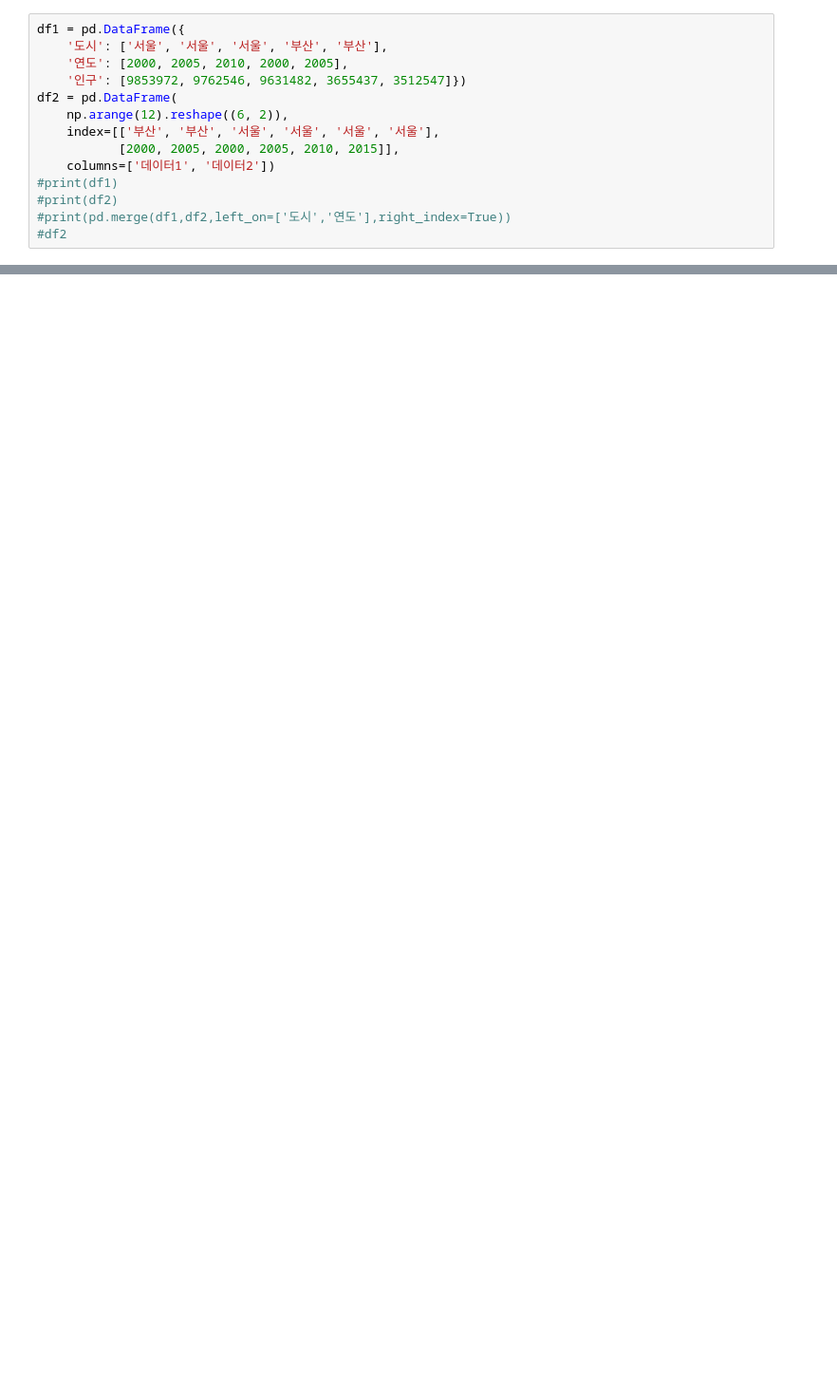
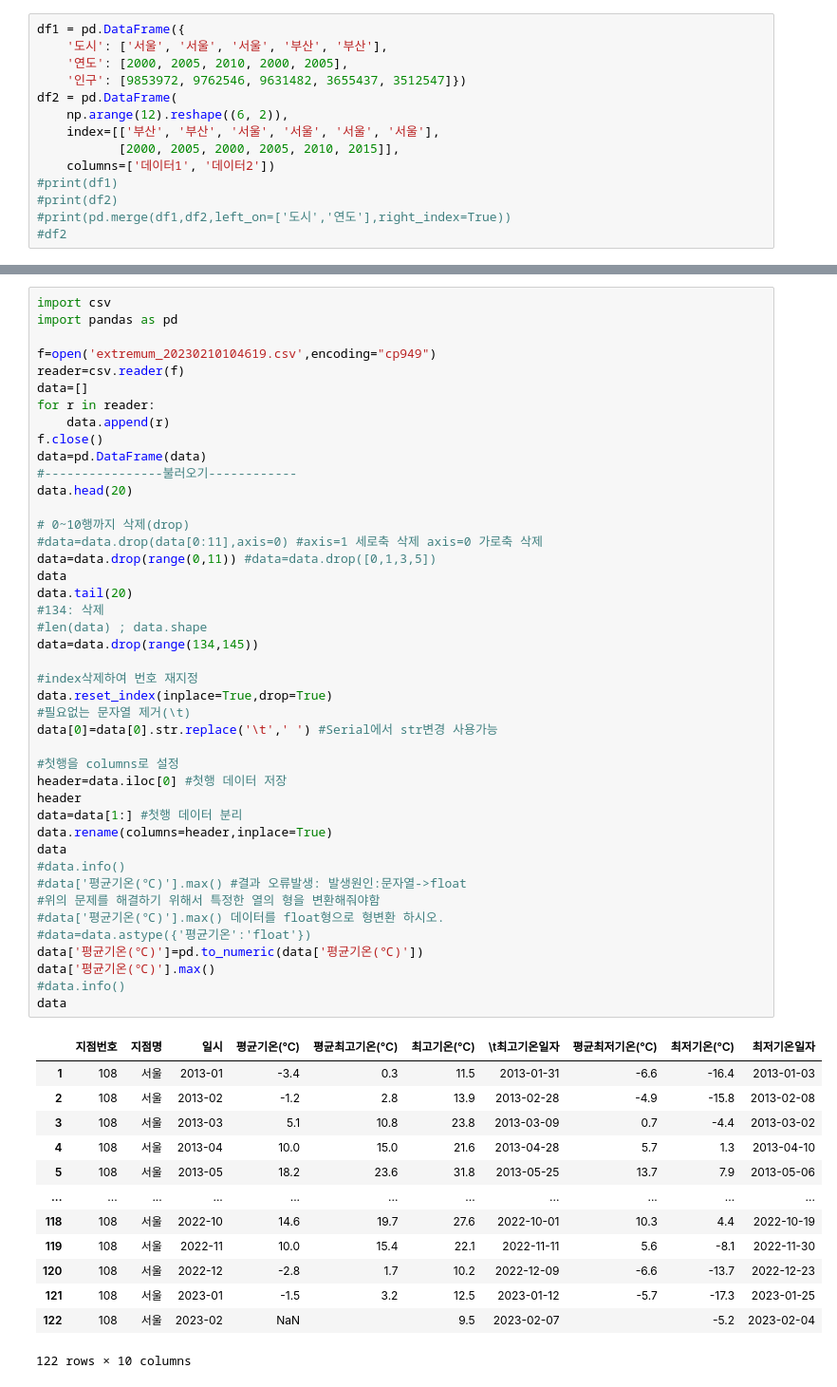
Before and after one commit to ljw971125/Python, a Jupyter notebook: pandas.ipynb, the cells around one changed output, grey strips where cells are left out. Shown at 95% size. Saved outputs shown, nothing was run; the diff lists cells and outputs as text; blank space fills up the shorter version.

```diff
--- a/pandas.ipynb
+++ b/pandas.ipynb
@@ -858,0 +796,57 @@ memory usage: 192.0 bytes
+# %%
+import csv
+import pandas as pd
+
+f=open('extremum_20230210104619.csv',encoding="cp949")
+reader=csv.reader(f)
+data=[]
+for r in reader:
+    data.append(r)
+f.close()
+data=pd.DataFrame(data)
+#----------------불러오기------------
+data.head(20)
+
+# 0~10행까지 삭제(drop)
+#data=data.drop(data[0:11],axis=0) #axis=1 세로축 삭제 axis=0 가로축 삭제
+data=data.drop(range(0,11)) #data=data.drop([0,1,3,5])
+data
+data.tail(20)
+#134: 삭제
+#len(data) ; data.shape
+data=data.drop(range(134,145))
+
+#index삭제하여 번호 재지정
+data.reset_index(inplace=True,drop=True)
+#필요없는 문자열 제거(\t)
+data[0]=data[0].str.replace('\t',' ') #Serial에서 str변경 사용가능
+
+#첫행을 columns로 설정
+header=data.iloc[0] #첫행 데이터 저장
+header
+data=data[1:] #첫행 데이터 분리
+data.rename(columns=header,inplace=True)
+data
+#data.info()
+#data['평균기온(℃)'].max() #결과 오류발생: 발생원인:문자열->float
+#위의 문제를 해결하기 위해서 특정한 열의 형을 변환해줘야함
+#data['평균기온(℃)'].max() 데이터를 float형으로 형변환 하시오.
+#data=data.astype({'평균기온':'float'})
+data['평균기온(℃)']=pd.to_numeric(data['평균기온(℃)'])
+data['평균기온(℃)'].max()
+#data.info()
+data
+# %% [output]
+|  | 지점번호 | 지점명 | 일시 | 평균기온(℃) | 평균최고기온(℃) | 최고기온(℃) | \t최고기온일자 | 평균최저기온(℃) | 최저기온(℃) | 최저기온일자 |
+| 1 | 108 | 서울 | 2013-01 | -3.4 | 0.3 | 11.5 | 2013-01-31 | -6.6 | -16.4 | 2013-01-03 |
+| 2 | 108 | 서울 | 2013-02 | -1.2 | 2.8 | 13.9 | 2013-02-28 | -4.9 | -15.8 | 2013-02-08 |
+| 3 | 108 | 서울 | 2013-03 | 5.1 | 10.8 | 23.8 | 2013-03-09 | 0.7 | -4.4 | 2013-03-02 |
+| 4 | 108 | 서울 | 2013-04 | 10.0 | 15.0 | 21.6 | 2013-04-28 | 5.7 | 1.3 | 2013-04-10 |
+| 5 | 108 | 서울 | 2013-05 | 18.2 | 23.6 | 31.8 | 2013-05-25 | 13.7 | 7.9 | 2013-05-06 |
+| ... | ... | ... | ... | ... | ... | ... | ... | ... | ... | ... |
+| 118 | 108 | 서울 | 2022-10 | 14.6 | 19.7 | 27.6 | 2022-10-01 | 10.3 | 4.4 | 2022-10-19 |
+| 119 | 108 | 서울 | 2022-11 | 10.0 | 15.4 | 22.1 | 2022-11-11 | 5.6 | -8.1 | 2022-11-30 |
+| 120 | 108 | 서울 | 2022-12 | -2.8 | 1.7 | 10.2 | 2022-12-09 | -6.6 | -13.7 | 2022-12-23 |
+| 121 | 108 | 서울 | 2023-01 | -1.5 | 3.2 | 12.5 | 2023-01-12 | -5.7 | -17.3 | 2023-01-25 |
+| 122 | 108 | 서울 | 2023-02 | NaN |  | 9.5 | 2023-02-07 |  | -5.2 | 2023-02-04 |
+122 rows × 10 columns
```
Also changed, not shown: parts of 6 cells of this notebook.
